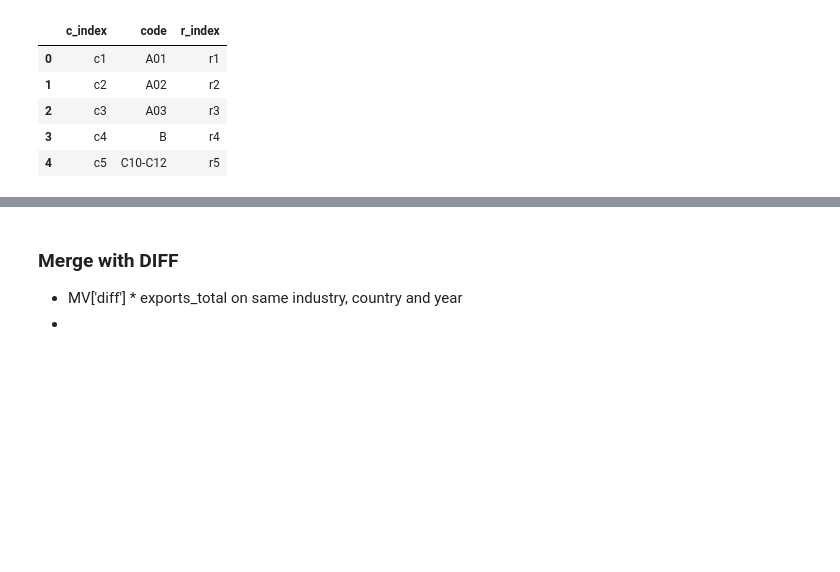
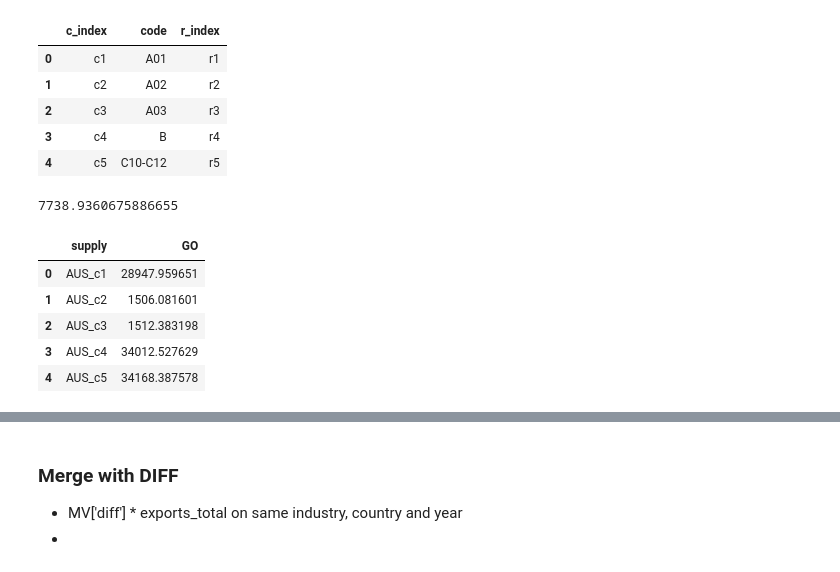
Before and after one commit to kavyajeetbora/ETL_wages, a Jupyter notebook: WIOD.ipynb, the cells around one changed output, grey strips where cells are left out. Saved outputs shown, nothing was run; the diff lists cells and outputs as text; code cells hidden in the pictures; blank space fills up the shorter version.

```diff
--- a/WIOD.ipynb
+++ b/WIOD.ipynb
@@ -666,0 +679,19 @@ df_industry.head()
+# %%
+total_GO = df_sample.iloc[-1,4:-1].values
+total_GO[416]
+# %% [output]
+7738.9360675886655
+# %%
+output_GO_sum = df_sample.iloc[[3,4,-1],4:-1].transpose().copy()
+output_GO_sum.columns = ['country', 'code', 'GO']
+output_GO_sum['supply'] = output_GO_sum['country']+"_"+output_GO_sum['code']
+output_GO_sum = output_GO_sum[['supply', 'GO']].reset_index(drop=True)
+output_GO_sum[output_GO_sum['GO']==0] = float('nan')
+output_GO_sum.head()
+# %% [output]
+|  | supply | GO |
+| 0 | AUS_c1 | 28947.959651 |
+| 1 | AUS_c2 | 1506.081601 |
+| 2 | AUS_c3 | 1512.383198 |
+| 3 | AUS_c4 | 34012.527629 |
+| 4 | AUS_c5 | 34168.387578 |
```
Also changed, not shown: parts of 24 cells of this notebook.
